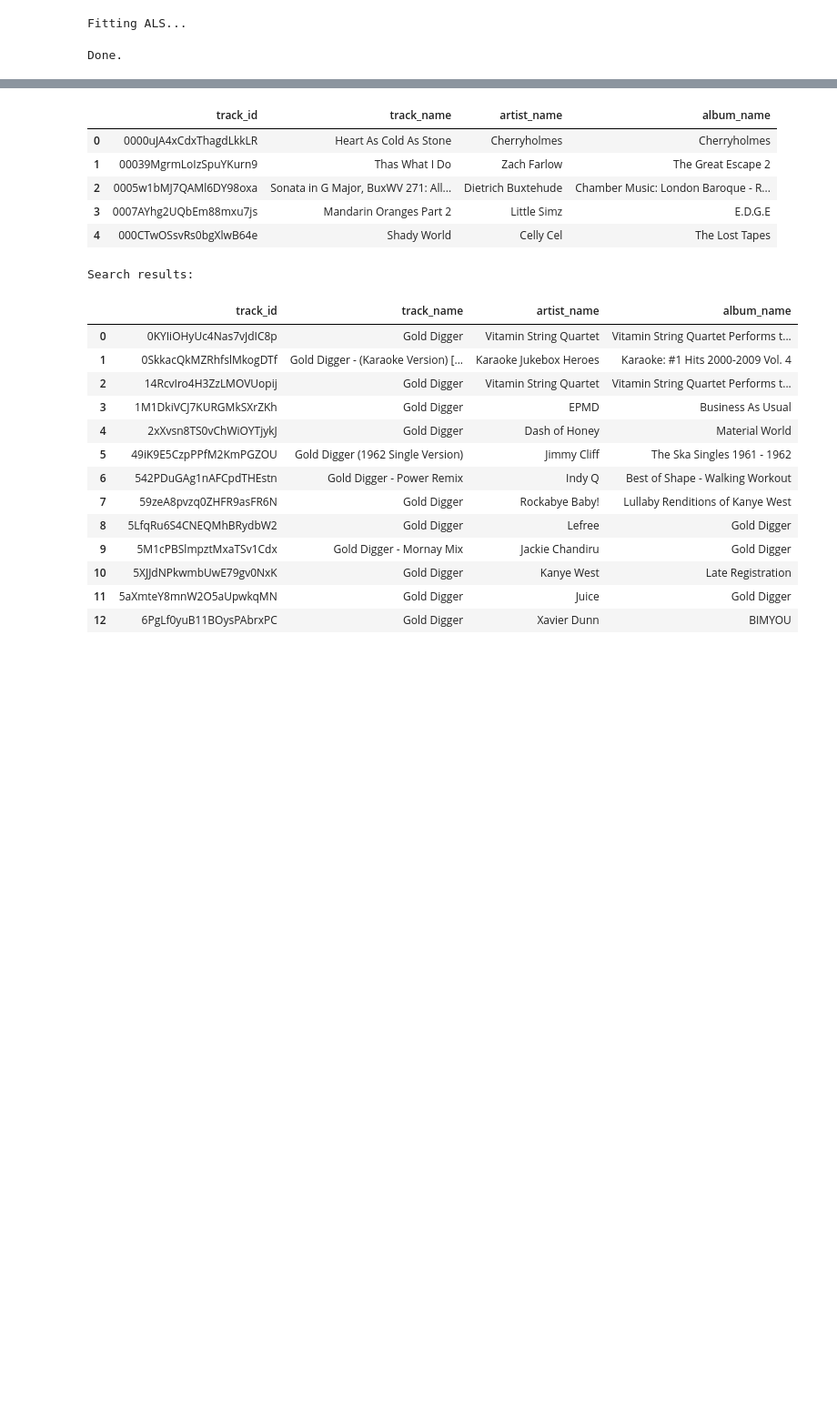
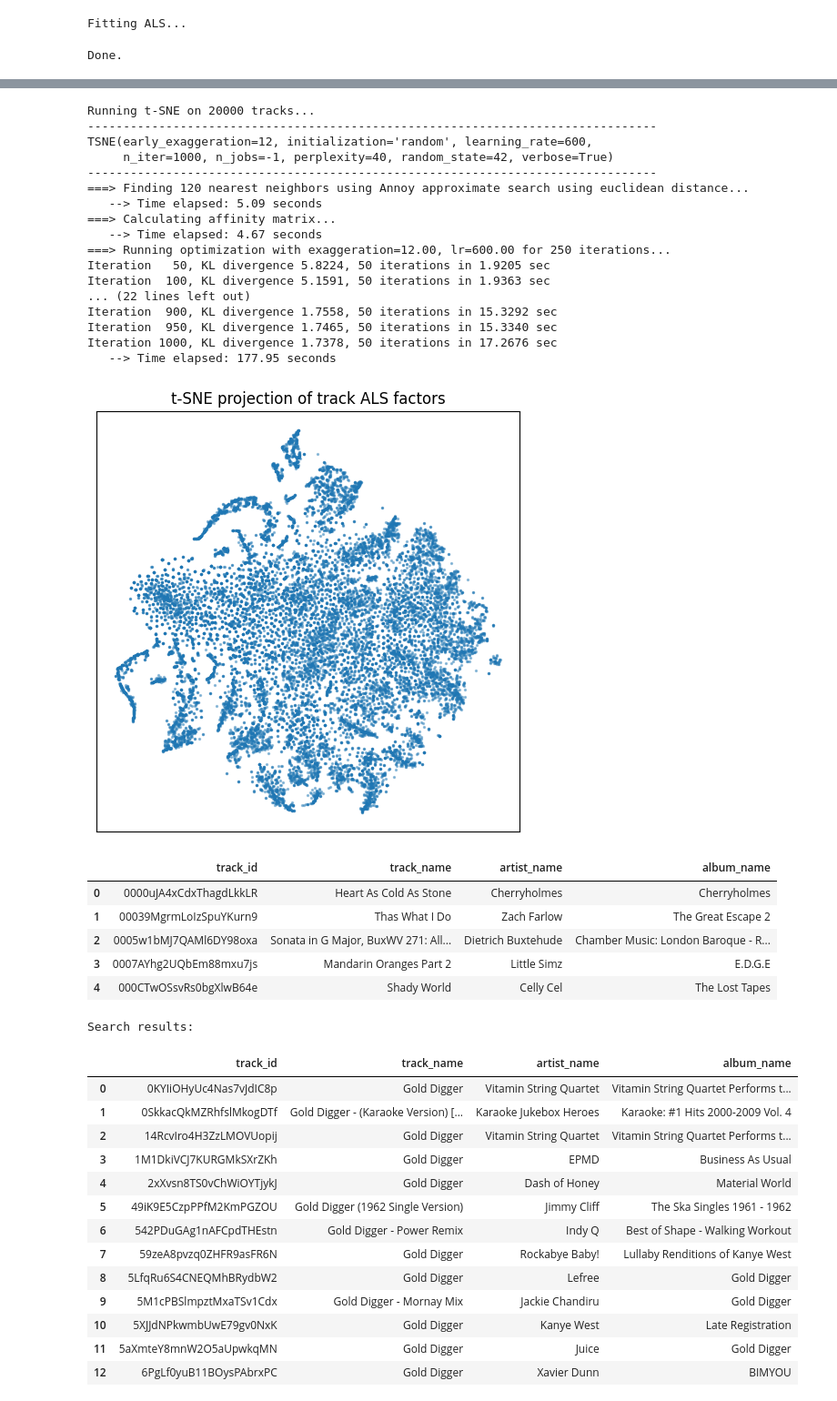
Before and after one commit to KieranSatheesan/Music_Recommender, a Jupyter notebook: notebooks/09_als_matrix_factorization.ipynb, the cells around one changed output, grey strips where cells are left out. Shown at 91% size. Saved outputs shown, nothing was run; the diff lists cells and outputs as text; code cells hidden in the pictures; blank space fills up the shorter version.

```diff
--- a/notebooks/09_als_matrix_factorization.ipynb
+++ b/notebooks/09_als_matrix_factorization.ipynb
@@ -355,3 +355,49 @@ Running t-SNE on 5000 tracks...
+# %%
+from openTSNE import TSNE
+from tqdm import tqdm
+
+print("Running t-SNE on", X_tsne_input.shape[0], "tracks...")
+
+tsne = TSNE(
+    n_components=2,
+    perplexity=40,
+    learning_rate=600,
+    n_iter=1000,
+    metric="euclidean",
+    random_state=42,
+    initialization="random",
+    verbose=True,
+    n_jobs=-1,
+)
+
+X_tsne = tsne.fit(X_tsne_input)
+
+# That's it! The progress will print automatically
+# Then continue with your plotting:
+plt.figure(figsize=(6,6))
+plt.scatter(X_tsne[:,0], X_tsne[:,1], s=2, alpha=0.4)
+plt.title("t-SNE projection of track ALS factors")
+plt.xticks([]); plt.yticks([])
+plt.show()
+# %% [output]
+Running t-SNE on 20000 tracks...
+--------------------------------------------------------------------------------
+TSNE(early_exaggeration=12, initialization='random', learning_rate=600,
+     n_iter=1000, n_jobs=-1, perplexity=40, random_state=42, verbose=True)
+--------------------------------------------------------------------------------
+===> Finding 120 nearest neighbors using Annoy approximate search using euclidean distance...
+   --> Time elapsed: 5.09 seconds
+===> Calculating affinity matrix...
+   --> Time elapsed: 4.67 seconds
+===> Running optimization with exaggeration=12.00, lr=600.00 for 250 iterations...
+Iteration   50, KL divergence 5.8224, 50 iterations in 1.9205 sec
+Iteration  100, KL divergence 5.1591, 50 iterations in 1.9363 sec
+... (22 lines left out)
+Iteration  900, KL divergence 1.7558, 50 iterations in 15.3292 sec
+Iteration  950, KL divergence 1.7465, 50 iterations in 15.3340 sec
+Iteration 1000, KL divergence 1.7378, 50 iterations in 17.2676 sec
+   --> Time elapsed: 177.95 seconds
+[figure, added]
 # %%
 import pandas as pd
 import numpy as np
```
Also changed, not shown: parts of 13 cells of this notebook.
